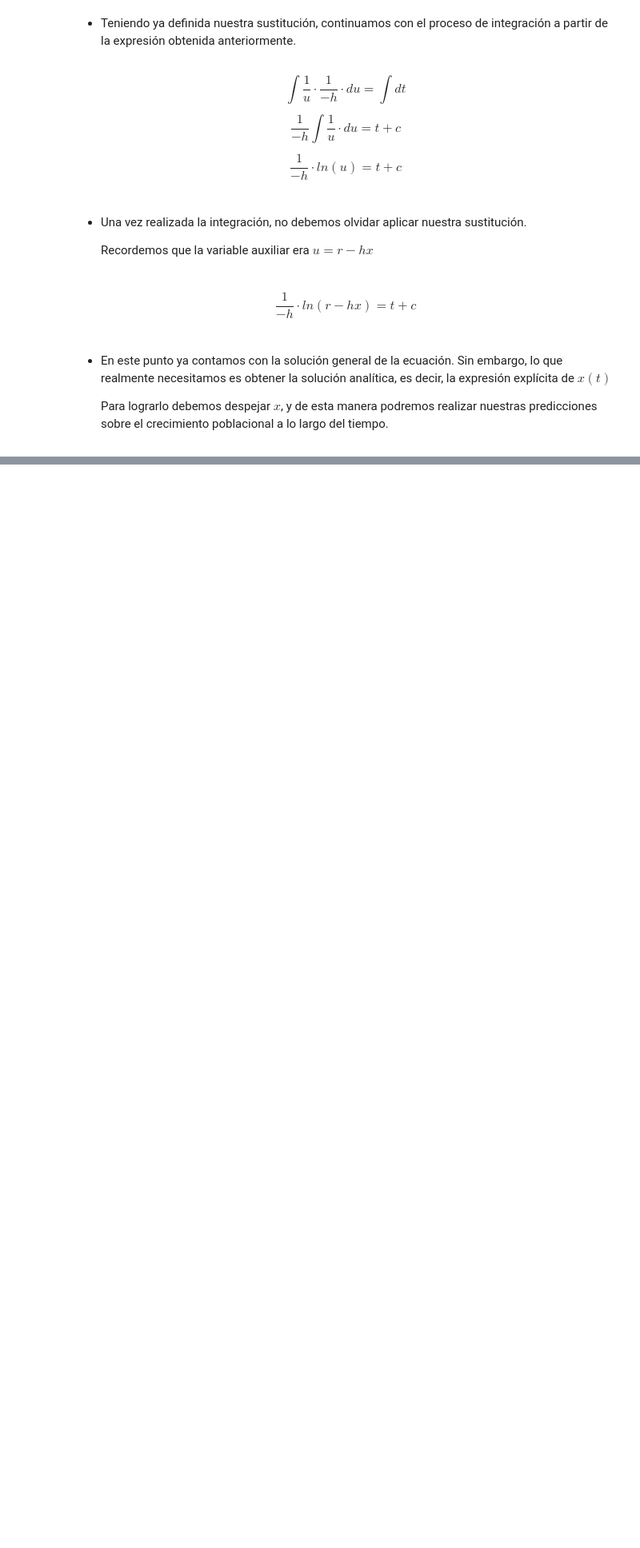
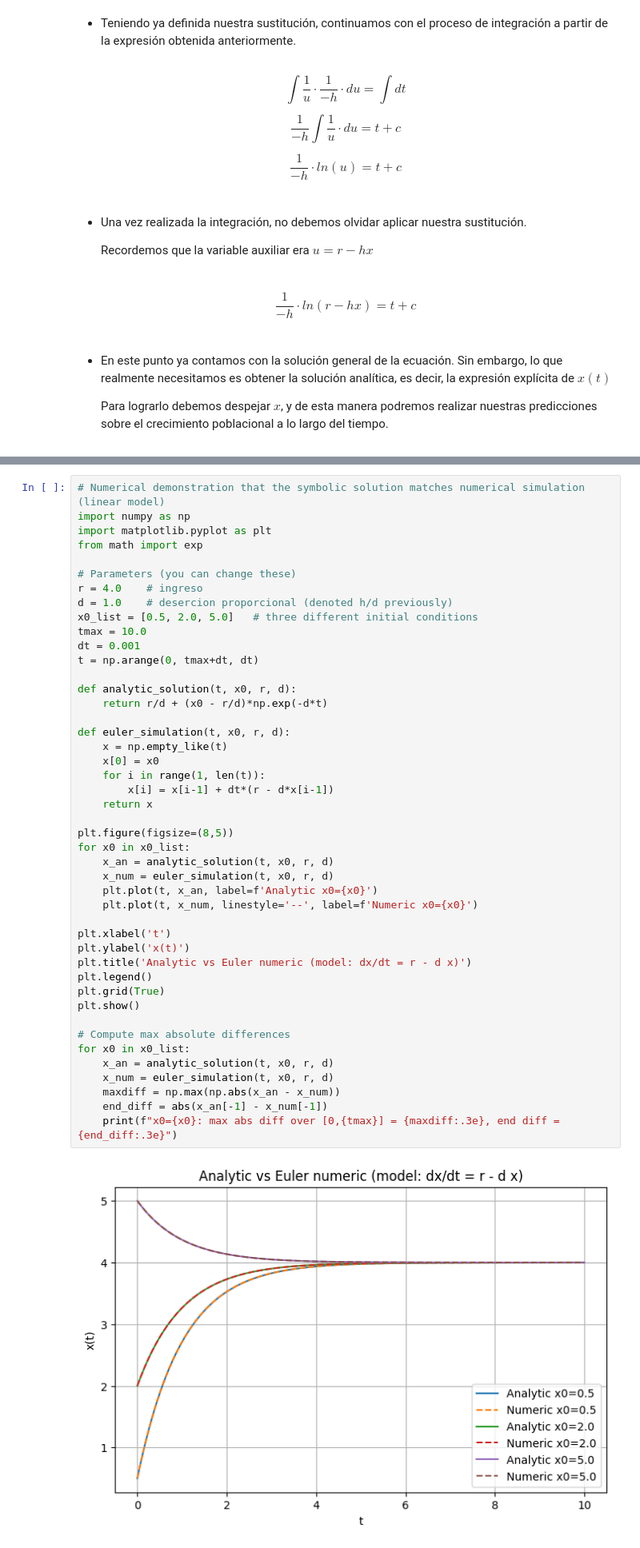
Before and after one commit to danielbau26/Aplicadas_II_Colab, a Jupyter notebook: Entrega_MAII.ipynb, the cells around one changed output, grey strips where cells are left out. Shown: that part at 80% size. Saved outputs shown, nothing was run; the diff lists cells and outputs as text; blank space fills up the shorter version.

```diff
--- a/Entrega_MAII.ipynb
+++ b/Entrega_MAII.ipynb
@@ -298,0 +553,47 @@ $$ x = \frac{-Ae^{-ht} + r}{h} $$
+# %%
+# Numerical demonstration that the symbolic solution matches numerical simulation (linear model)
+import numpy as np
+import matplotlib.pyplot as plt
+from math import exp
+
+# Parameters (you can change these)
+r = 4.0    # ingreso
+d = 1.0    # desercion proporcional (denoted h/d previously)
+x0_list = [0.5, 2.0, 5.0]   # three different initial conditions
+tmax = 10.0
+dt = 0.001
+t = np.arange(0, tmax+dt, dt)
+
+def analytic_solution(t, x0, r, d):
+    return r/d + (x0 - r/d)*np.exp(-d*t)
+
+def euler_simulation(t, x0, r, d):
+    x = np.empty_like(t)
+    x[0] = x0
+    for i in range(1, len(t)):
+        x[i] = x[i-1] + dt*(r - d*x[i-1])
+    return x
+
+plt.figure(figsize=(8,5))
+for x0 in x0_list:
+    x_an = analytic_solution(t, x0, r, d)
+    x_num = euler_simulation(t, x0, r, d)
+    plt.plot(t, x_an, label=f'Analytic x0={x0}')
+    plt.plot(t, x_num, linestyle='--', label=f'Numeric x0={x0}')
+
+plt.xlabel('t')
+plt.ylabel('x(t)')
+plt.title('Analytic vs Euler numeric (model: dx/dt = r - d x)')
+plt.legend()
+plt.grid(True)
+plt.show()
+
+# Compute max absolute differences
+for x0 in x0_list:
+    x_an = analytic_solution(t, x0, r, d)
+    x_num = euler_simulation(t, x0, r, d)
+    maxdiff = np.max(np.abs(x_an - x_num))
+    end_diff = abs(x_an[-1] - x_num[-1])
+    print(f"x0={x0}: max abs diff over [0,{tmax}] = {maxdiff:.3e}, end diff = {end_diff:.3e}")
+# %% [output]
+[figure, added]
```
Also changed, not shown: parts of 109 cells of this notebook.
